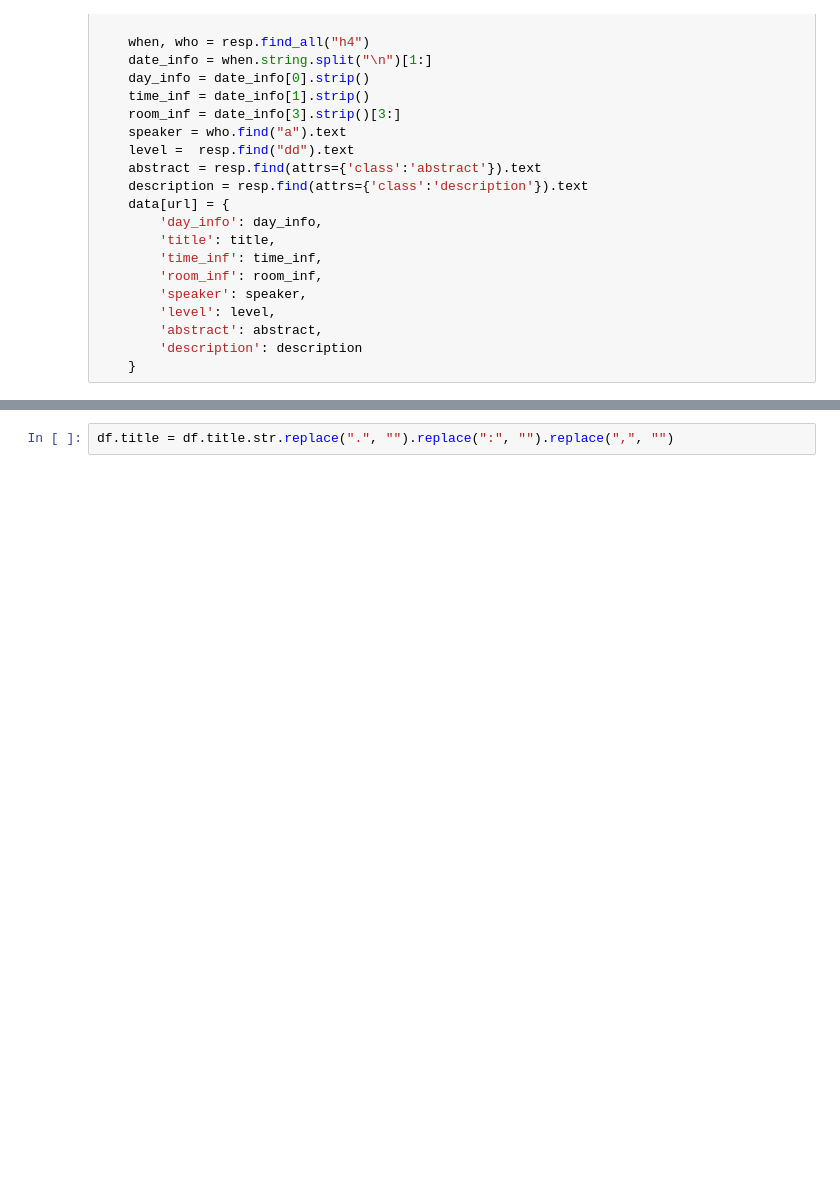
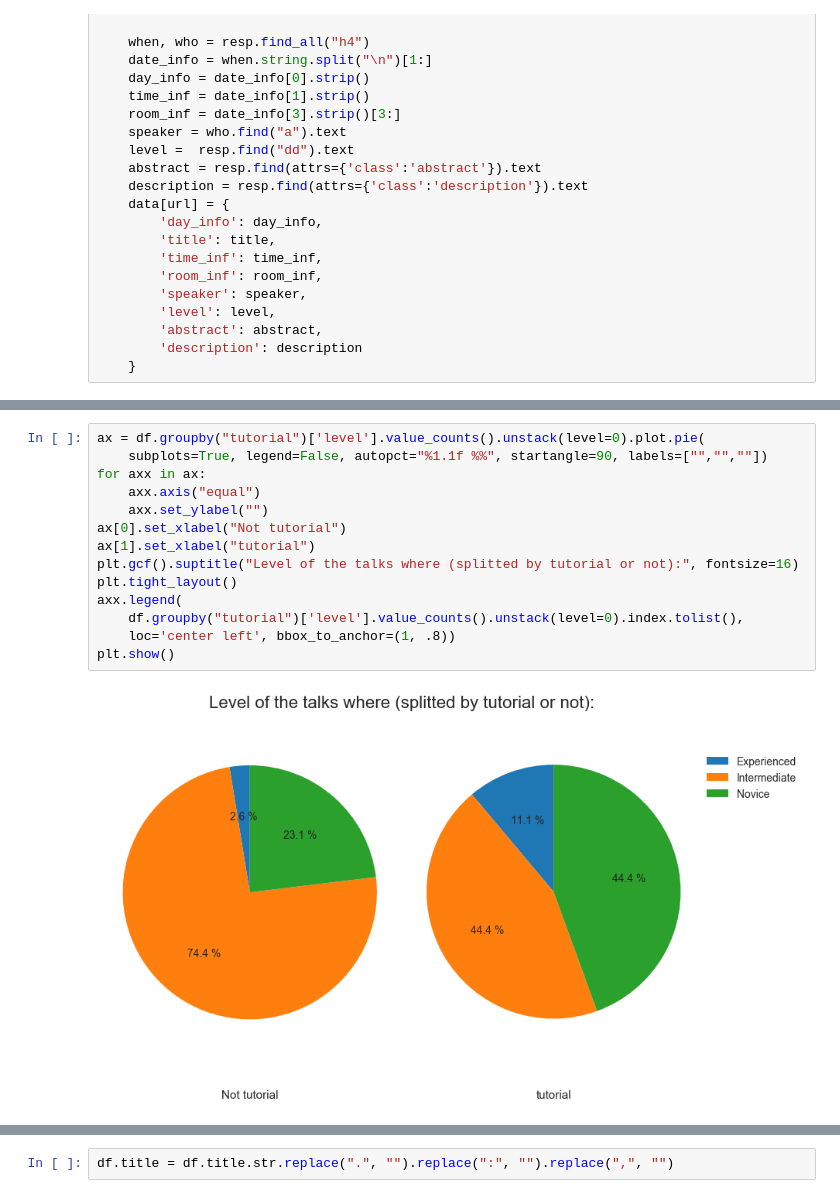
Before and after one commit to nicoa/showcase, a Jupyter notebook: pydatabln2017_filter_and_overview.ipynb, the cells around one changed output, grey strips where cells are left out. Saved outputs shown, nothing was run; the diff lists cells and outputs as text; blank space fills up the shorter version.

```diff
--- a/pydatabln2017_filter_and_overview.ipynb
+++ b/pydatabln2017_filter_and_overview.ipynb
@@ -60 +127,17 @@ Name: level, dtype: int64
+# %%
+ax = df.groupby("tutorial")['level'].value_counts().unstack(level=0).plot.pie(
+    subplots=True, legend=False, autopct="%1.1f %%", startangle=90, labels=["","",""])
+for axx in ax:
+    axx.axis("equal")
+    axx.set_ylabel("")
+ax[0].set_xlabel("Not tutorial")
+ax[1].set_xlabel("tutorial")
+plt.gcf().suptitle("Level of the talks where (splitted by tutorial or not):", fontsize=16)
+plt.tight_layout()
+axx.legend(
+    df.groupby("tutorial")['level'].value_counts().unstack(level=0).index.tolist(),
+    loc='center left', bbox_to_anchor=(1, .8))
+plt.show()
+# %% [output]
+[figure, added]
 # %%
```
Also changed, not shown: parts of 36 cells of this notebook.
